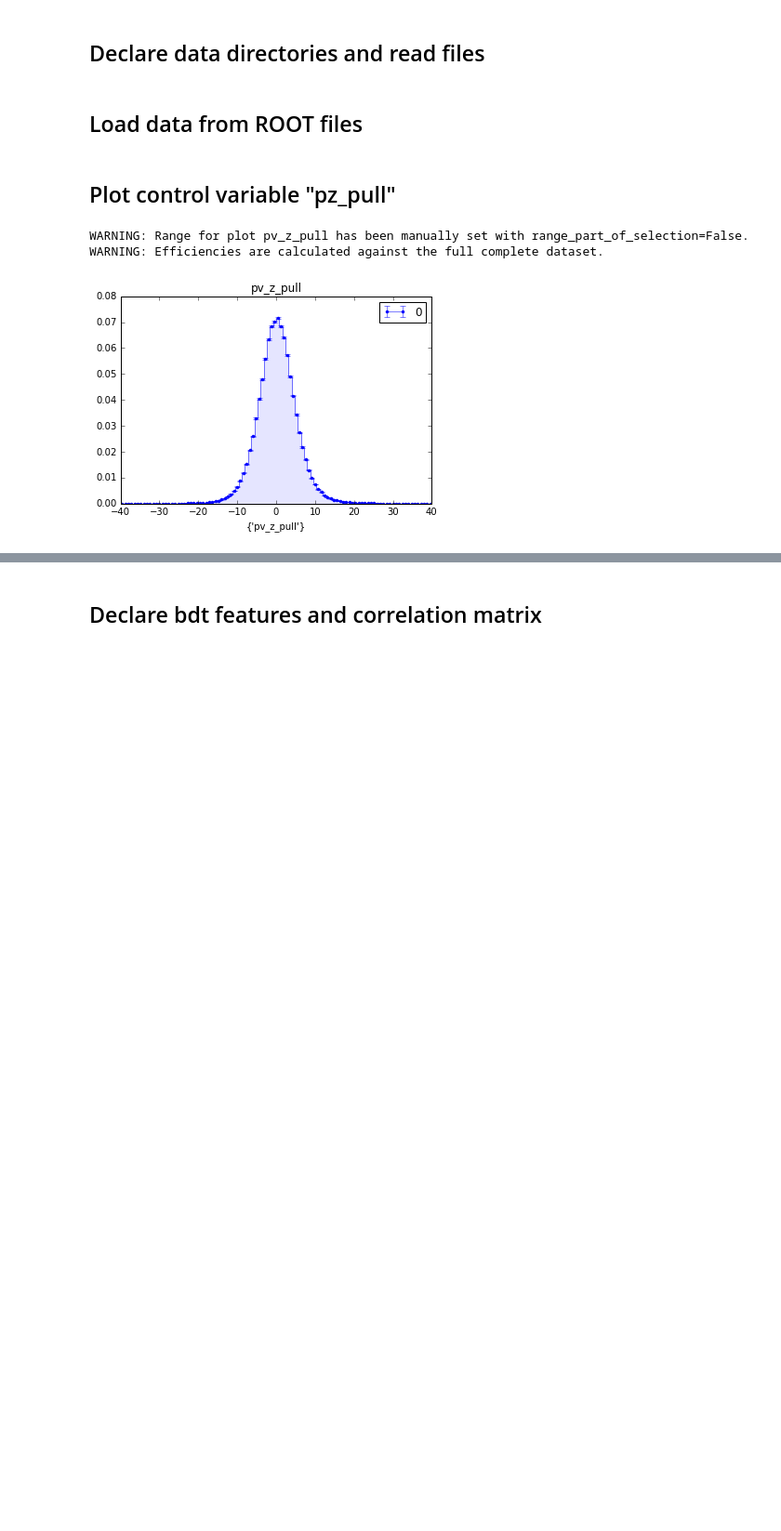
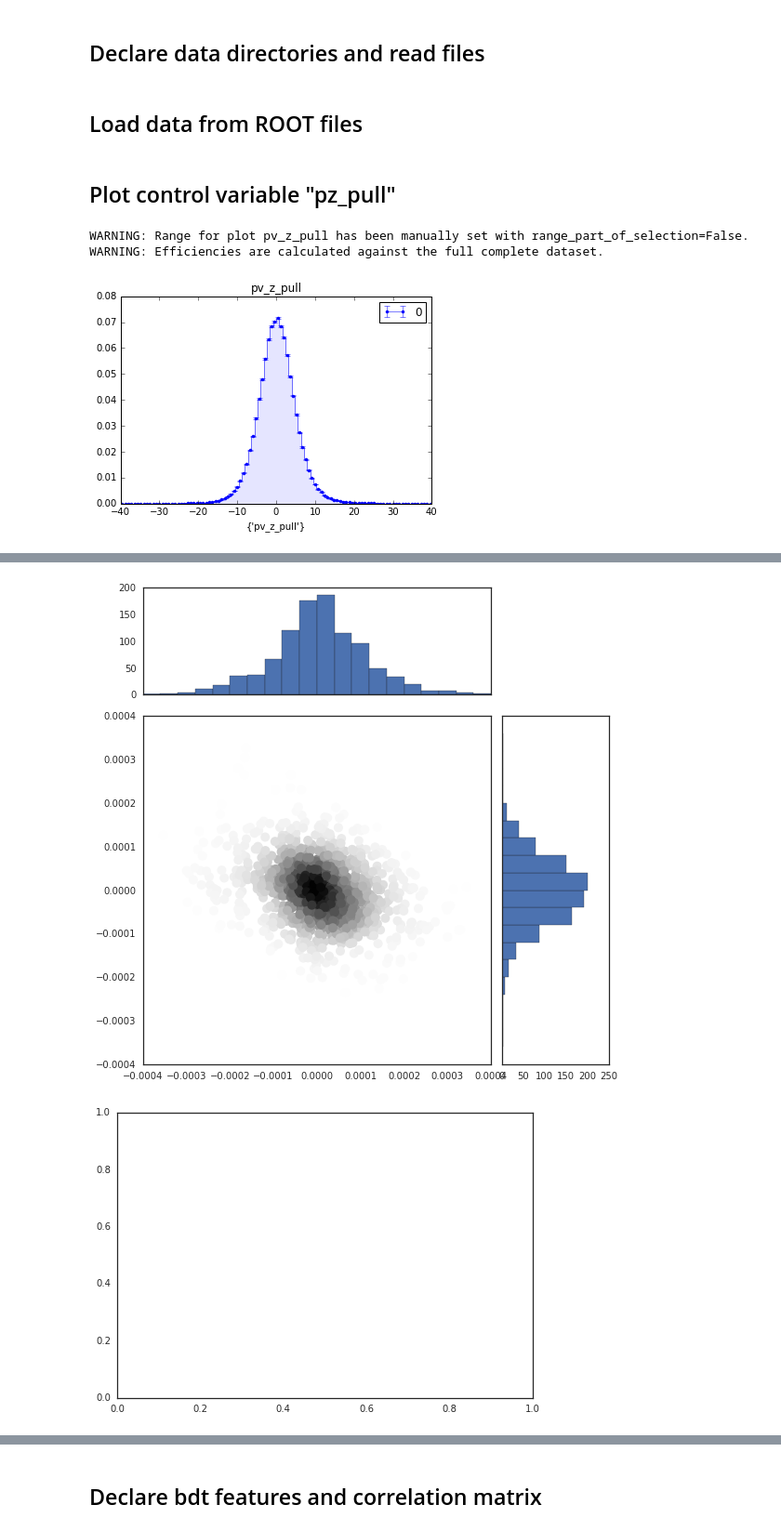
Before and after one commit to chasenberg/Masterthesis, a Jupyter notebook: notebooks/decaytime_studies/wrong_pv/Bd2JpsiKs_BDT_wrongPV_mc.ipynb, the cells around one changed output, grey strips where cells are left out. Shown at 93% size. Drawn from its saved outputs; the diff is of its cells as text; code cells hidden in the pictures; blank space fills up the shorter version.

```diff
--- a/notebooks/decaytime_studies/wrong_pv/Bd2JpsiKs_BDT_wrongPV_mc.ipynb
+++ b/notebooks/decaytime_studies/wrong_pv/Bd2JpsiKs_BDT_wrongPV_mc.ipynb
@@ -102,0 +136,63 @@ WARNING: Efficiencies are calculated against the full complete dataset.
+# %%
+import numpy as np
+import matplotlib.pyplot as plt
+from scipy.stats import gaussian_kde
+from matplotlib.ticker import NullFormatter
+import seaborn as sns
+
+test = signal_dataframe_wrongPV.query('abs(Delta_TAU_rescaled)<0.0004&abs(pv_z_pull_rescaled)<0.0004').sample(1000)
+# the random data
+x =  pd.Series(test['Delta_TAU_rescaled'], name="\sigma_t")
+y = pd.Series(test['pv_z_pull_rescaled'], name="pv_z")
+
+nullfmt = NullFormatter()         # no labels
+
+# definitions for the axes
+left, width = 0.02, 0.65
+bottom, height = 0.0002, 0.65
+bottom_h = left_h = left + width + 0.02
+
+rect_scatter = [left, bottom, width, height]
+rect_histx = [left, bottom_h, width, 0.2]
+rect_histy = [left_h, bottom, 0.2, height]
+
+# start with a rectangular Figure
+plt.figure(1, figsize=(8, 8))
+
+axScatter = plt.axes(rect_scatter)
+axHistx = plt.axes(rect_histx)
+axHisty = plt.axes(rect_histy)
+
+# no labels
+axHistx.xaxis.set_major_formatter(nullfmt)
+axHisty.yaxis.set_major_formatter(nullfmt)
+
+# the scatter plot:
+# Calculate the point density
+xy = np.vstack([x,y])
+z = gaussian_kde(xy)(xy)
+
+fig, ax = plt.subplots()
+axScatter.scatter(x, y, c=z, s=100, edgecolor='')
+#sns.kdeplot(x, y, shade=True,cbar='coolwarm')
+
+# now determine nice limits by hand:
+binwidth = 0.00004
+
+xymax = np.max([np.max(np.fabs(x)), np.max(np.fabs(y))])
+lim = (int(xymax/binwidth) + 1) * binwidth
+
+axScatter.set_xlim((-lim, lim))
+axScatter.set_ylim((-lim, lim))
+
+bins = np.arange(-lim, lim + binwidth, binwidth)
+axHistx.hist(x, bins=bins)
+axHisty.hist(y, bins=bins, orientation='horizontal')
+
+axHistx.set_xlim(axScatter.get_xlim())
+axHisty.set_ylim(axScatter.get_ylim())
+
+plt.show()
+# %% [output]
+[figure, added]
+[figure, added]
```
Also changed, not shown: parts of 18 cells of this notebook.
